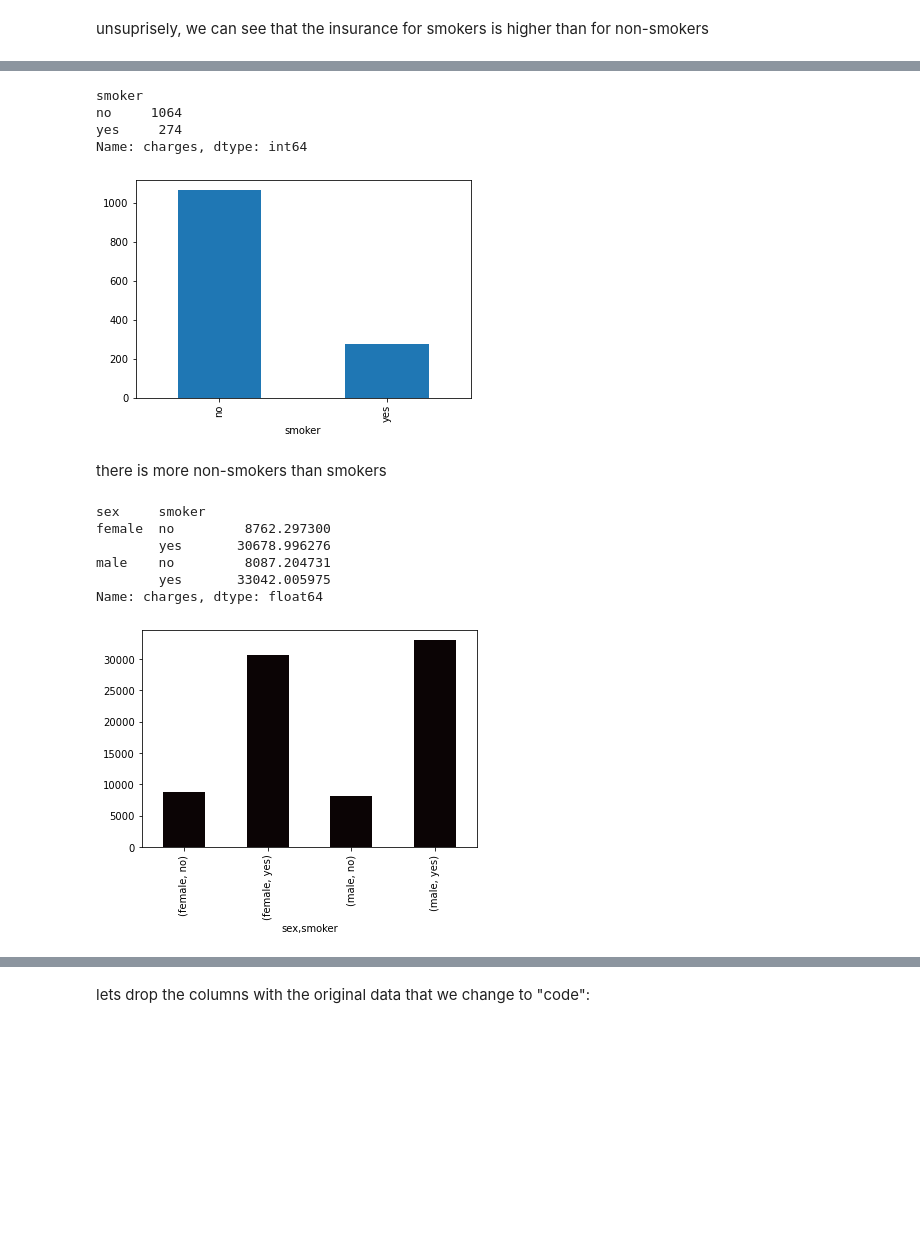
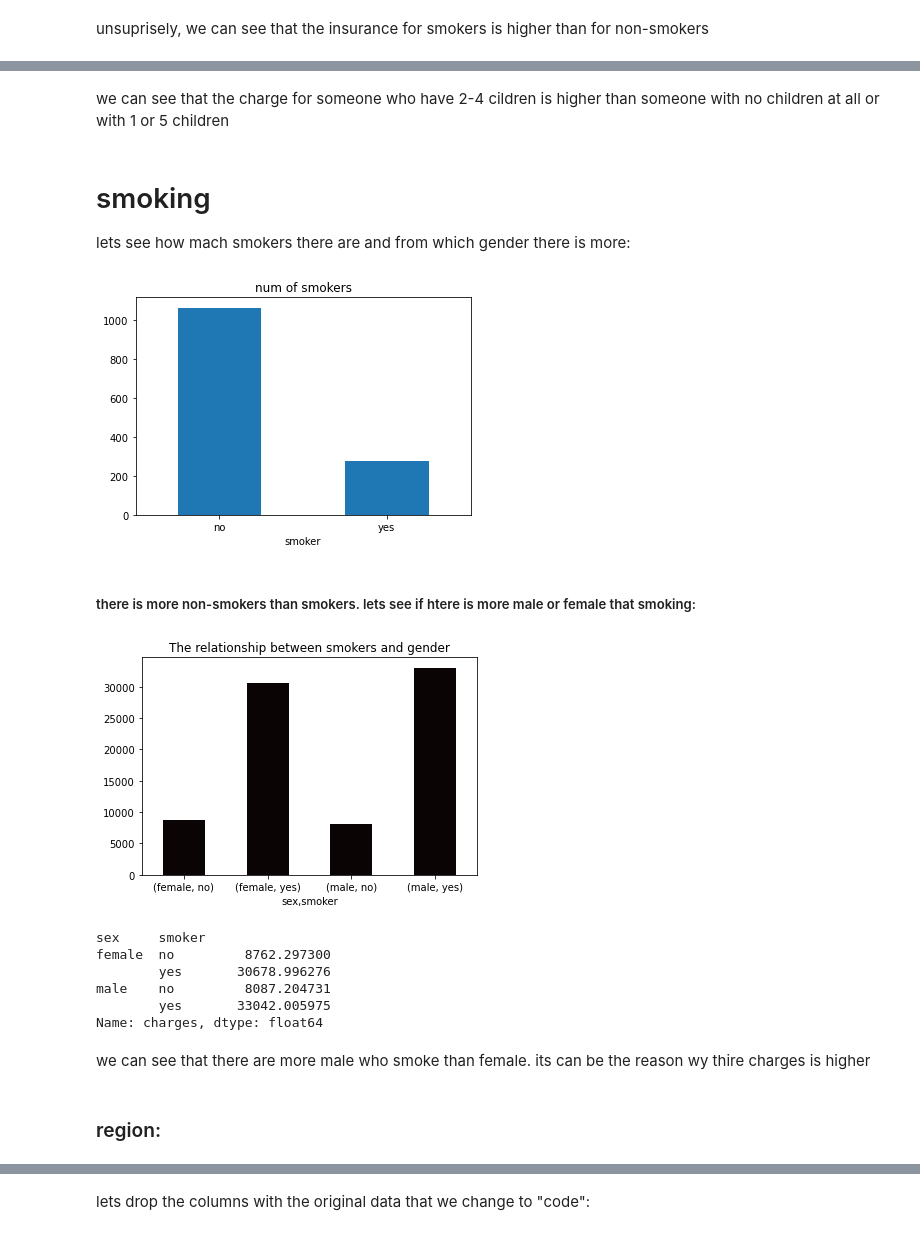
Before and after one commit to ortalcheriker/final-project-ai, a Jupyter notebook: Medical Cost Personal -regression.ipynb, the cells around one changed output, grey strips where cells are left out. Drawn from its saved outputs; the diff is of its cells as text; code cells hidden in the pictures; blank space fills up the shorter version.

```diff
--- a/Medical Cost Personal -regression.ipynb
+++ b/Medical Cost Personal -regression.ipynb
@@ -98,0 +73,9 @@ lets see an histogram of bmi per gender:
+# %%
+age_ = insurance['age'].value_counts()
+plt.figure(figsize=(12,8))
+_ = sns.barplot(x=age_.index,y= age_.values)
+plt.xlabel("Age ")
+plt.ylabel("Count")
+for item in _.get_xticklabels():
+    item.set_rotation(30)
+plt.show()
@@ -126,0 +164,8 @@ unsuprisely, we can see that the insurance for smokers is higher than for non-sm
+# %%
+chil_charg_mean=insurance.groupby('children').charges.mean()
+print(f"Average charges by num of children: {chil_charg_mean}")
+children=chil_charg_mean.plot(kind='bar', title="charges per num of children", color='c')
+for item in children.get_xticklabels():
+    item.set_rotation(0)
+plt.ylabel("mean charge")
+plt.show()
@@ -127,25 +182,33 @@ unsuprisely, we can see that the insurance for smokers is higher than for non-sm
+# %% [markdown]
+we can see that the charge for someone who have 2-4 cildren is higher than someone with no children at all or with 1 or 5 children
+# %% [markdown]
+# smoking
+lets see how mach smokers there are and from which gender there is more:
 # %%
-smokers=insurance.groupby('smoker').charges.count()
-smokers.plot(kind='bar')
-smokers
+smokers=insurance.groupby('smoker').charges.count().plot(kind='bar', title="num of smokers")
+for item in smokers.get_xticklabels():
+    item.set_rotation(0)
+plt.show()
 # %% [output]
-smoker
-no     1064
-yes     274
-Name: charges, dtype: int64
-[figure, old version]
+[figure, new version]
 # %% [markdown]
-there is more non-smokers than smokers
+##### there is more non-smokers than smokers. lets see if htere is more male or female that smoking:
 # %%
-sex_smoker=insurance.groupby(['sex', 'smoker']).charges.mean()
-sex_smoker.plot(kind='bar', colormap='mako')
-sex_smoker
+sex_smoker=insurance.groupby(['sex', 'smoker']).charges.mean().plot(kind='bar', colormap='mako', title="The relationship between smokers and gender")
+for item in sex_smoker.get_xticklabels():
+    item.set_rotation(0)
+plt.show()
+insurance.groupby(['sex', 'smoker']).charges.mean()
 # %% [output]
+[figure, new version]
 sex     smoker
 female  no         8762.297300
         yes       30678.996276
 male    no         8087.204731
         yes       33042.005975
 Name: charges, dtype: float64
-[figure, old version]
+# %% [markdown]
+we can see that there are more male who smoke than female. its can be the reason wy thire charges is higher
+# %% [markdown]
+### region:
 # %%
```
Also changed, not shown: parts of 58 cells of this notebook, 1 other file.
